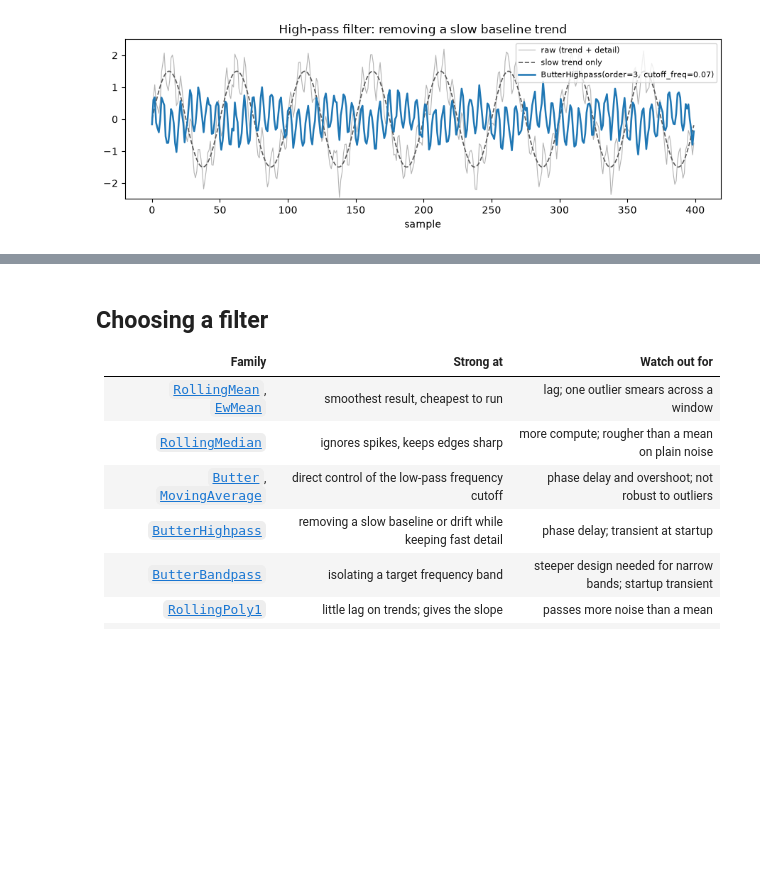
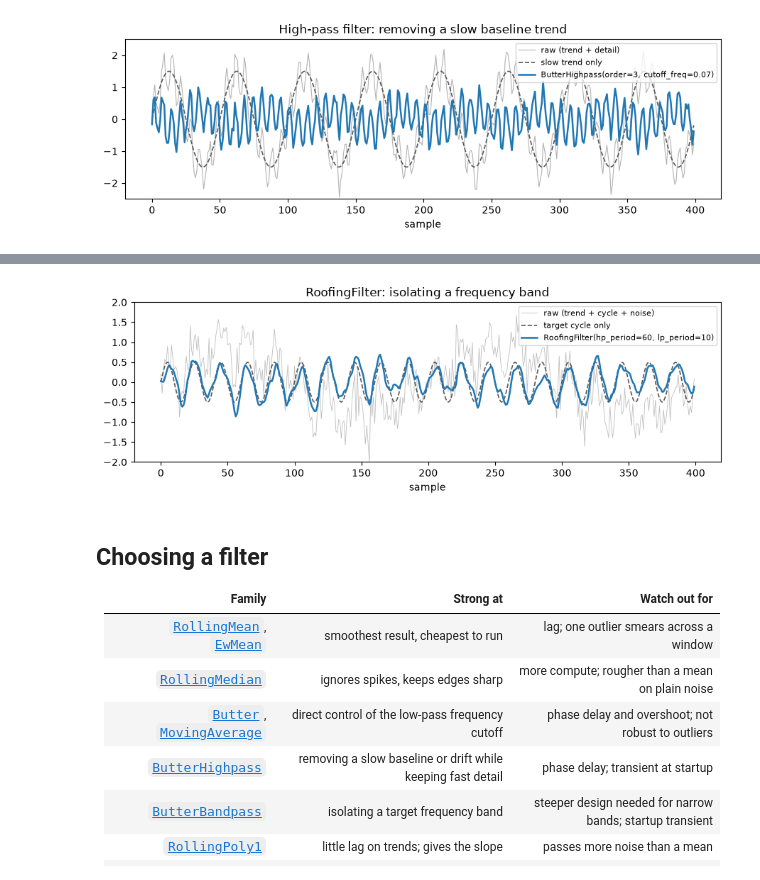
Before and after one commit to screamer-labs/screamer, a Jupyter notebook: docs/notebooks/04-signal-processing.ipynb, the cells around one changed output, grey strips where cells are left out. Cells and saved outputs as stored; diff of their text form; code cells hidden in the pictures; blank space fills up the shorter version.

```diff
--- a/docs/notebooks/04-signal-processing.ipynb
+++ b/docs/notebooks/04-signal-processing.ipynb
@@ -172,3 +217,22 @@ plt.tight_layout()
+# %%
+# Slow trend (period ~200 samples) + target cycle (period ~20 samples) + broadband noise
+rf_trend = 0.8 * np.sin(2 * np.pi * 0.005 * np.arange(n))
+rf_cycle = 0.5 * np.sin(2 * np.pi * 0.05 * np.arange(n))
+rf_raw = rf_trend + rf_cycle + 0.30 * rng.standard_normal(n)
+
+band = RoofingFilter(hp_period=60, lp_period=10)(rf_raw)
+
+fig, ax = plt.subplots(figsize=(9, 3.2))
+ax.plot(rf_raw,   lw=0.6, color="0.75", label="raw (trend + cycle + noise)")
+ax.plot(rf_cycle, lw=1.2, color="0.35", ls="--", label="target cycle only")
+ax.plot(band,     lw=1.8, label="RoofingFilter(hp_period=60, lp_period=10)")
+ax.set_title("RoofingFilter: isolating a frequency band")
+ax.set_xlabel("sample")
+ax.set_ylim(-2.0, 2.0)
+ax.legend(loc="upper right", fontsize=8)
+plt.tight_layout()
+# %% [output]
+[figure, added]
 # %% [markdown]
 ## Choosing a filter
 
```
Also changed, not shown: parts of 6 cells of this notebook.
